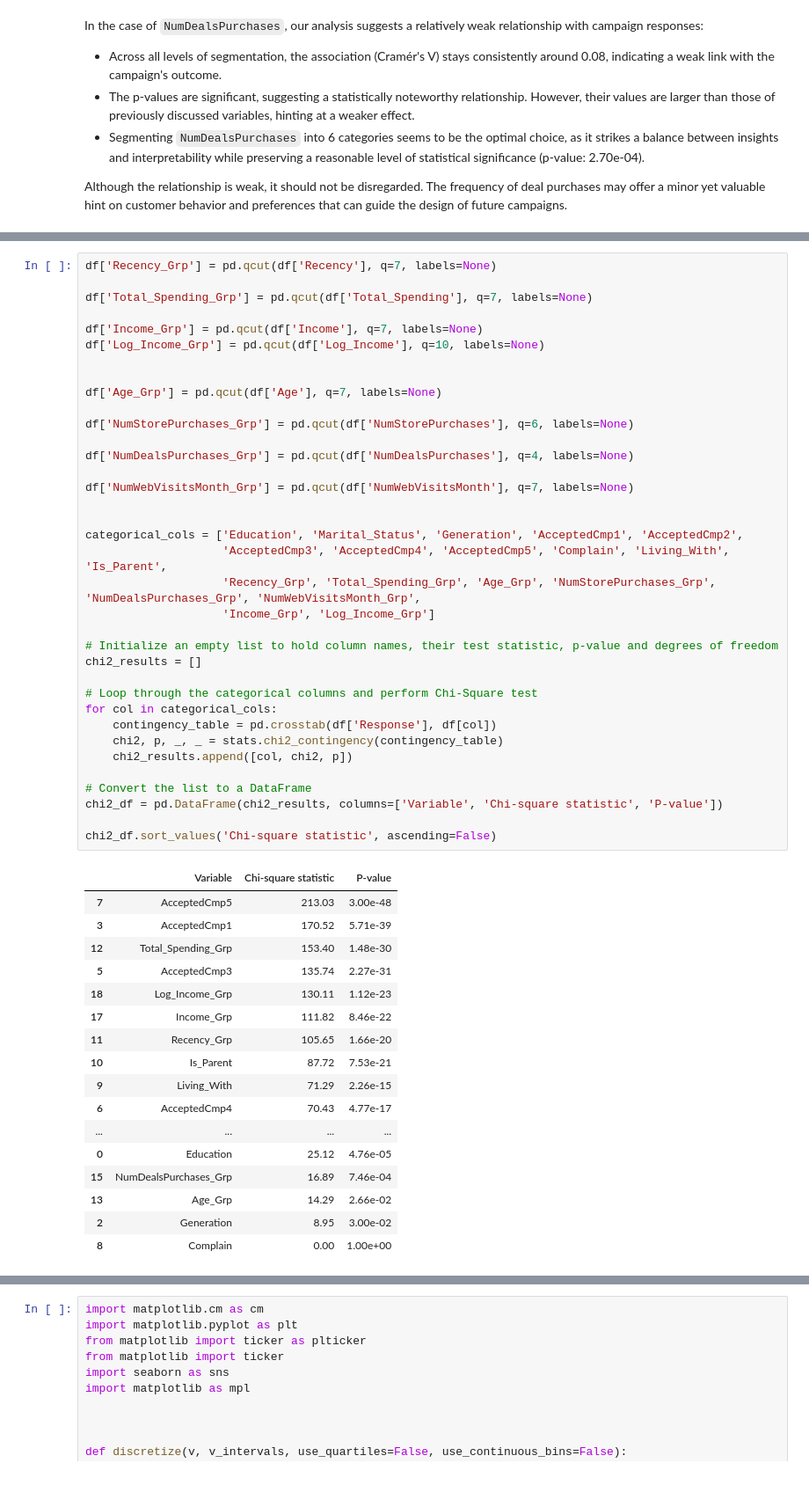
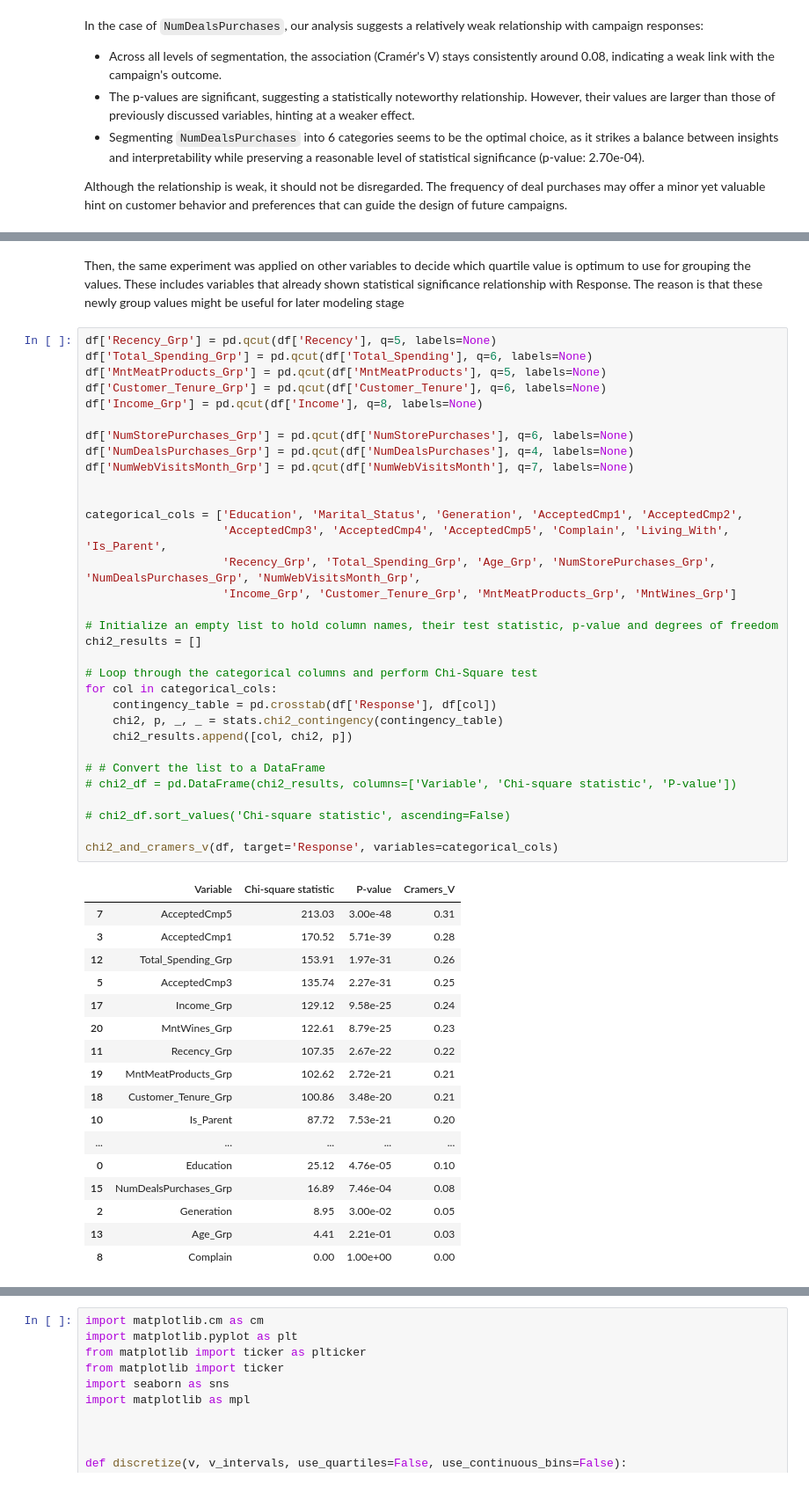
Before and after one commit to ramdhanhdy/DS_Project, a Jupyter notebook: Marketing Campaign/marketing_campaign_eda.ipynb, the cells around one changed output, grey strips where cells are left out. Shown at 88% size. Saved outputs shown, nothing was run; the diff lists cells and outputs as text.

```diff
--- a/Marketing Campaign/marketing_campaign_eda.ipynb
+++ b/Marketing Campaign/marketing_campaign_eda.ipynb
@@ -600,54 +563,52 @@ plot_prob_progression(df['NumStorePurchases'],
+# %% [markdown]
+Then, the same experiment was applied on other variables to decide which quartile value is optimum to use for grouping the values. These includes variables that already shown statistical significance relationship with Response. The reason is that these newly group values might be useful for later modeling stage
 # %%
-df['Recency_Grp'] = pd.qcut(df['Recency'], q=7, labels=None)
-
-df['Total_Spending_Grp'] = pd.qcut(df['Total_Spending'], q=7, labels=None)
-
-df['Income_Grp'] = pd.qcut(df['Income'], q=7, labels=None)
-df['Log_Income_Grp'] = pd.qcut(df['Log_Income'], q=10, labels=None)
-
-
-df['Age_Grp'] = pd.qcut(df['Age'], q=7, labels=None)
+df['Recency_Grp'] = pd.qcut(df['Recency'], q=5, labels=None)
+df['Total_Spending_Grp'] = pd.qcut(df['Total_Spending'], q=6, labels=None)
+df['MntMeatProducts_Grp'] = pd.qcut(df['MntMeatProducts'], q=5, labels=None)
+df['Customer_Tenure_Grp'] = pd.qcut(df['Customer_Tenure'], q=6, labels=None)
+df['Income_Grp'] = pd.qcut(df['Income'], q=8, labels=None)
 
 df['NumStorePurchases_Grp'] = pd.qcut(df['NumStorePurchases'], q=6, labels=None)
-
 df['NumDealsPurchases_Grp'] = pd.qcut(df['NumDealsPurchases'], q=4, labels=None)
-
 df['NumWebVisitsMonth_Grp'] = pd.qcut(df['NumWebVisitsMonth'], q=7, labels=None)
 
 
 categorical_cols = ['Education', 'Marital_Status', 'Generation', 'AcceptedCmp1', 'AcceptedCmp2',
                     'AcceptedCmp3', 'AcceptedCmp4', 'AcceptedCmp5', 'Complain', 'Living_With', 'Is_Parent',
                     'Recency_Grp', 'Total_Spending_Grp', 'Age_Grp', 'NumStorePurchases_Grp', 'NumDealsPurchases_Grp', 'NumWebVisitsMonth_Grp',
-                    'Income_Grp', 'Log_Income_Grp']
+                    'Income_Grp', 'Customer_Tenure_Grp', 'MntMeatProducts_Grp', 'MntWines_Grp']
 
 # Initialize an empty list to hold column names, their test statistic, p-value and degrees of freedom
 chi2_results = []
 
 # Loop through the categorical columns and perform Chi-Square test
 for col in categorical_cols:
     contingency_table = pd.crosstab(df['Response'], df[col])
     chi2, p, _, _ = stats.chi2_contingency(contingency_table)
     chi2_results.append([col, chi2, p])
 
-# Convert the list to a DataFrame
-chi2_df = pd.DataFrame(chi2_results, columns=['Variable', 'Chi-square statistic', 'P-value'])
+# # Convert the list to a DataFrame
+# chi2_df = pd.DataFrame(chi2_results, columns=['Variable', 'Chi-square statistic', 'P-value'])
 
-chi2_df.sort_values('Chi-square statistic', ascending=False)
+# chi2_df.sort_values('Chi-square statistic', ascending=False)
+
+chi2_and_cramers_v(df, target='Response', variables=categorical_cols)
 # %% [output]
-|  | Variable | Chi-square statistic | P-value |
-| 7 | AcceptedCmp5 | 213.03 | 3.00e-48 |
-| 3 | AcceptedCmp1 | 170.52 | 5.71e-39 |
-| 12 | Total_Spending_Grp | 153.40 | 1.48e-30 |
-| 5 | AcceptedCmp3 | 135.74 | 2.27e-31 |
-| 18 | Log_Income_Grp | 130.11 | 1.12e-23 |
-| 17 | Income_Grp | 111.82 | 8.46e-22 |
-| 11 | Recency_Grp | 105.65 | 1.66e-20 |
-| 10 | Is_Parent | 87.72 | 7.53e-21 |
-| 9 | Living_With | 71.29 | 2.26e-15 |
-| 6 | AcceptedCmp4 | 70.43 | 4.77e-17 |
-| ... | ... | ... | ... |
-| 0 | Education | 25.12 | 4.76e-05 |
-| 15 | NumDealsPurchases_Grp | 16.89 | 7.46e-04 |
-| 13 | Age_Grp | 14.29 | 2.66e-02 |
-| 2 | Generation | 8.95 | 3.00e-02 |
-| 8 | Complain | 0.00 | 1.00e+00 |
+|  | Variable | Chi-square statistic | P-value | Cramers_V |
+| 7 | AcceptedCmp5 | 213.03 | 3.00e-48 | 0.31 |
+| 3 | AcceptedCmp1 | 170.52 | 5.71e-39 | 0.28 |
+| 12 | Total_Spending_Grp | 153.91 | 1.97e-31 | 0.26 |
+| 5 | AcceptedCmp3 | 135.74 | 2.27e-31 | 0.25 |
+| 17 | Income_Grp | 129.12 | 9.58e-25 | 0.24 |
+| 20 | MntWines_Grp | 122.61 | 8.79e-25 | 0.23 |
+| 11 | Recency_Grp | 107.35 | 2.67e-22 | 0.22 |
+| 19 | MntMeatProducts_Grp | 102.62 | 2.72e-21 | 0.21 |
+| 18 | Customer_Tenure_Grp | 100.86 | 3.48e-20 | 0.21 |
+| 10 | Is_Parent | 87.72 | 7.53e-21 | 0.20 |
+| ... | ... | ... | ... | ... |
+| 0 | Education | 25.12 | 4.76e-05 | 0.10 |
+| 15 | NumDealsPurchases_Grp | 16.89 | 7.46e-04 | 0.08 |
+| 2 | Generation | 8.95 | 3.00e-02 | 0.05 |
+| 13 | Age_Grp | 4.41 | 2.21e-01 | 0.03 |
+| 8 | Complain | 0.00 | 1.00e+00 | 0.00 |
```
Also changed, not shown: parts of 31 cells of this notebook, 2 other files.
